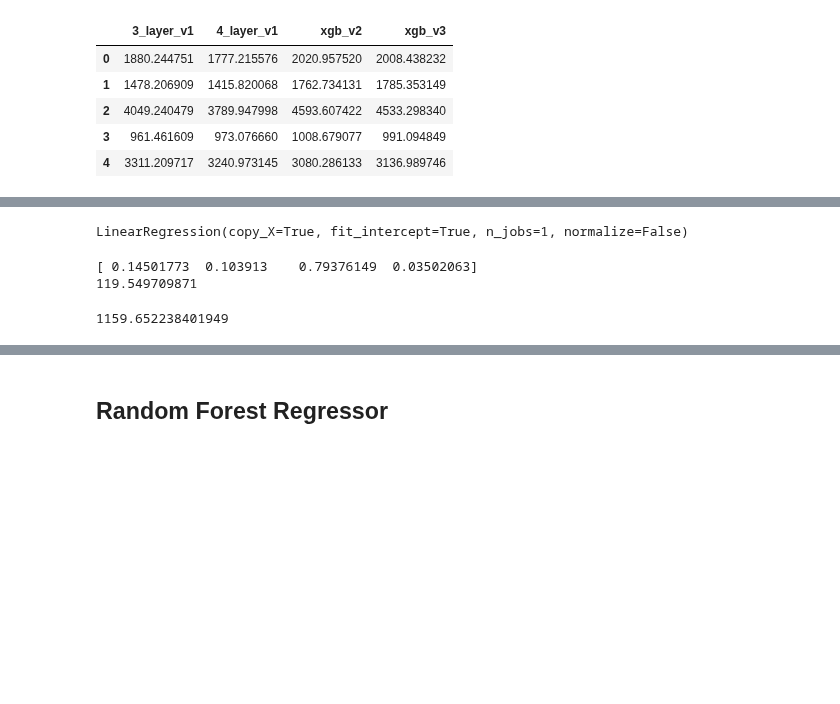
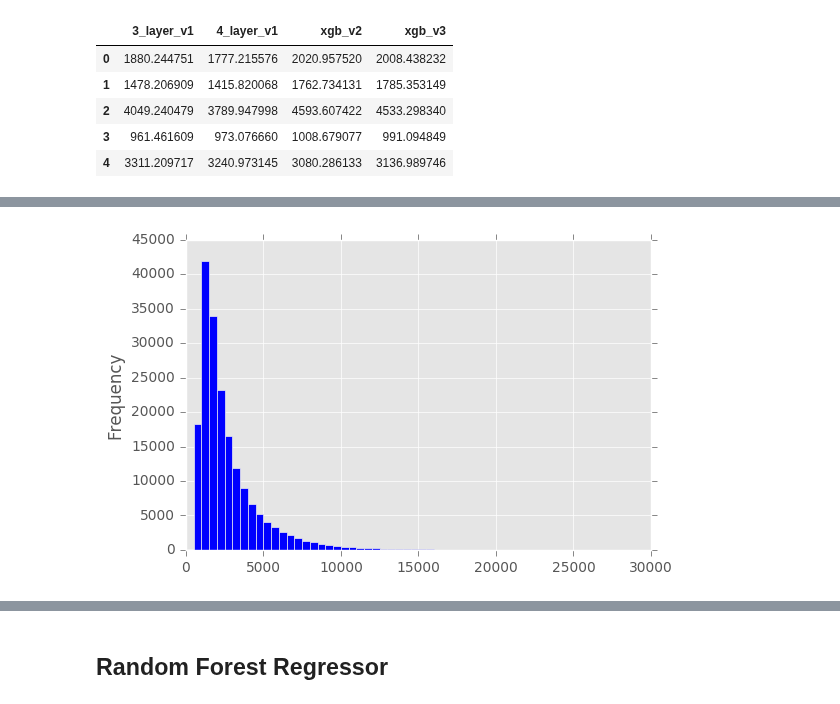
Before and after one commit to Fujiki-Nakamura/MLND, a Jupyter notebook: capstone/stacker.ipynb, the cells around one changed output, grey strips where cells are left out. Cells and saved outputs as stored; diff of their text form; code cells hidden in the pictures; blank space fills up the shorter version.

```diff
--- a/capstone/stacker.ipynb
+++ b/capstone/stacker.ipynb
@@ -1,5 +1,9 @@
 # %%
 import pandas as pd
+import matplotlib.pyplot as plt
+%matplotlib inline
+plt.style.use('ggplot')
 import numpy as np
+from IPython.core.display import display
 # %%
 df_stacked = pd.DataFrame()
@@ -93,10 +99,0 @@ X_train, X_test, y_train, y_test = train_test_split(X, y, test_size=0.25, random
-# %%
-linear.fit(X_train, y_train)
-# %% [output]
-LinearRegression(copy_X=True, fit_intercept=True, n_jobs=1, normalize=False)
-# %%
-print(linear.coef_)
-print(linear.intercept_)
-# %% [output]
-[ 0.14501773  0.103913    0.79376149  0.03502063]
-119.549709871
@@ -105,5 +100,6 @@ y_pred = linear.predict(X_test)
-# %%
-from sklearn.metrics import mean_absolute_error
-mean_absolute_error(y_test, y_pred)
-# %% [output]
-1159.652238401949
+# %%
+bins = np.arange(0, 30000, 500)
+df_stacked['3_layer_v1'].plot(kind='hist', bins=bins, color='blue')
+plt.show()
+# %% [output]
+[figure, added]
```
Also changed, not shown: parts of 22 cells of this notebook.
